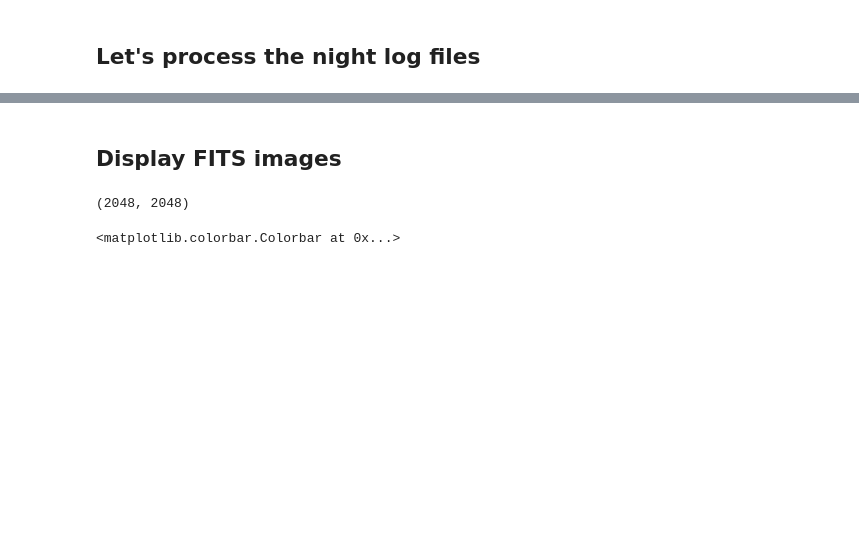
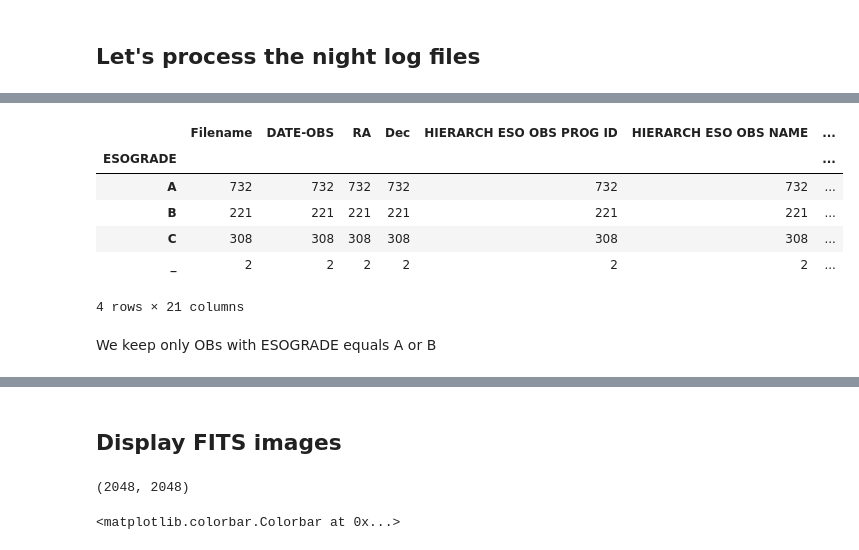
Before and after one commit to rpmunoz/magellanic_stream, a Jupyter notebook: notebooks/Analysis_of_ESO_data.ipynb, the cells around one changed output, grey strips where cells are left out. Cells and saved outputs as stored; diff of their text form; code cells hidden in the pictures; blank space fills up the shorter version.

```diff
--- a/notebooks/Analysis_of_ESO_data.ipynb
+++ b/notebooks/Analysis_of_ESO_data.ipynb
@@ -159,0 +204,12 @@ log_df
+# %%
+survey_science_log.groupby('ESOGRADE').agg('count')
+# %% [output]
+|  | Filename | DATE-OBS | RA | Dec | HIERARCH ESO OBS PROG ID | HIERARCH ESO OBS NAME | ... |
+| ESOGRADE |  |  |  |  |  |  | ... |
+| A | 732 | 732 | 732 | 732 | 732 | 732 | ... |
+| B | 221 | 221 | 221 | 221 | 221 | 221 | ... |
+| C | 308 | 308 | 308 | 308 | 308 | 308 | ... |
+| _ | 2 | 2 | 2 | 2 | 2 | 2 | ... |
+4 rows × 21 columns
+# %% [markdown]
+We keep only OBs with ESOGRADE equals A or B
```
Also changed, not shown: parts of 22 cells of this notebook.
